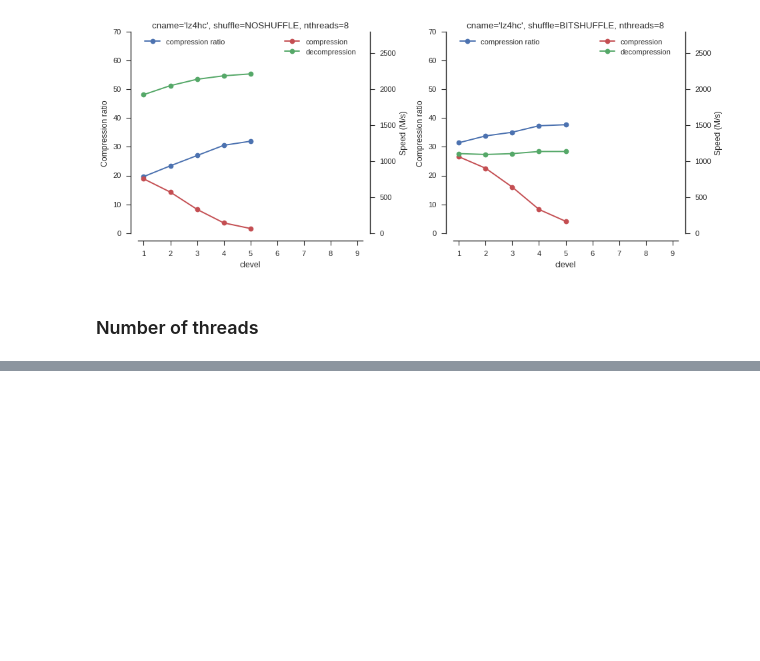
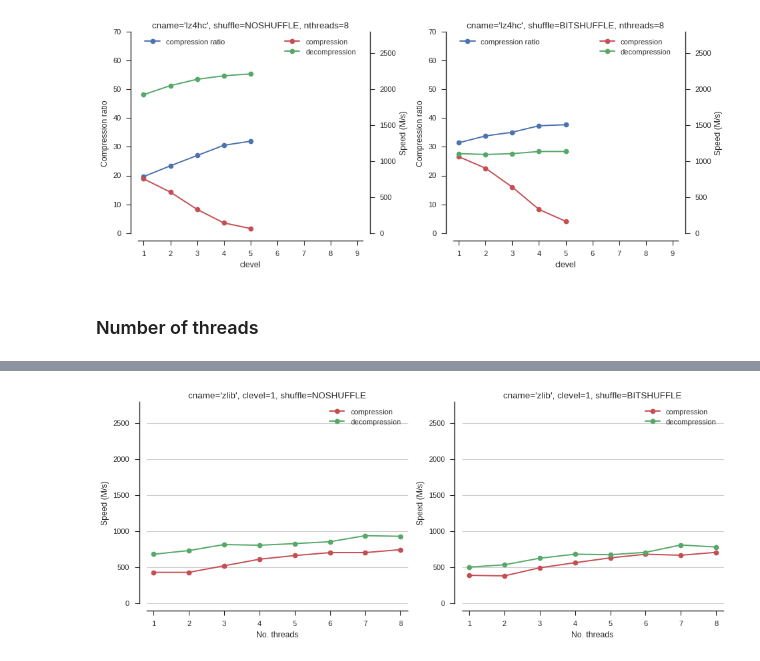
Before and after one commit to alimanfoo/alimanfoo.github.io, a Jupyter notebook: _posts/2016-09-21-genotype-compression-benchmark.ipynb, the cells around one changed output, grey strips where cells are left out. Saved outputs shown, nothing was run; the diff lists cells and outputs as text; code cells hidden in the pictures; blank space fills up the shorter version.

```diff
--- a/_posts/2016-09-21-genotype-compression-benchmark.ipynb
+++ b/_posts/2016-09-21-genotype-compression-benchmark.ipynb
@@ -476,0 +565,4 @@ fig_blosc_bench('lz4hc', 8, clevels=range(1, 6))
+# %%
+fig_blosc_bench_nthreads('zlib', 1)
+# %% [output]
+[figure, added]
```
Also changed, not shown: parts of 22 cells of this notebook, 10 other files.
